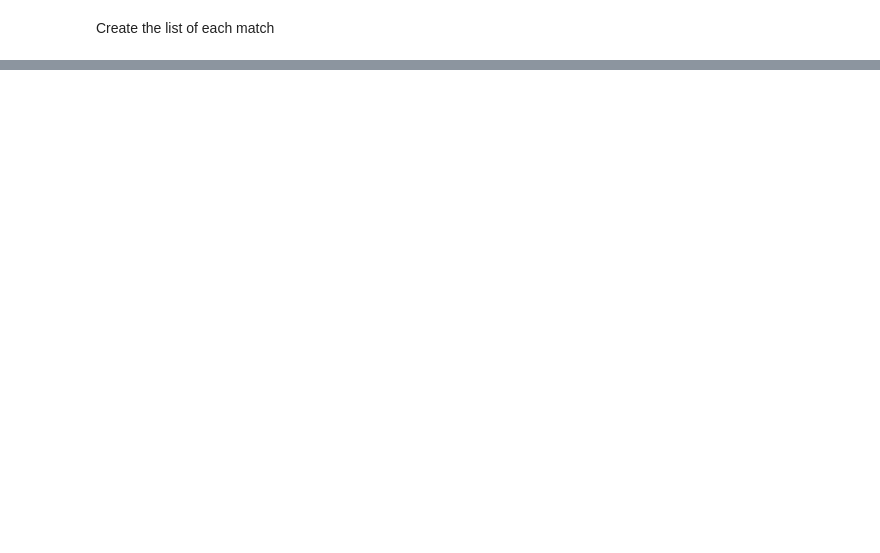
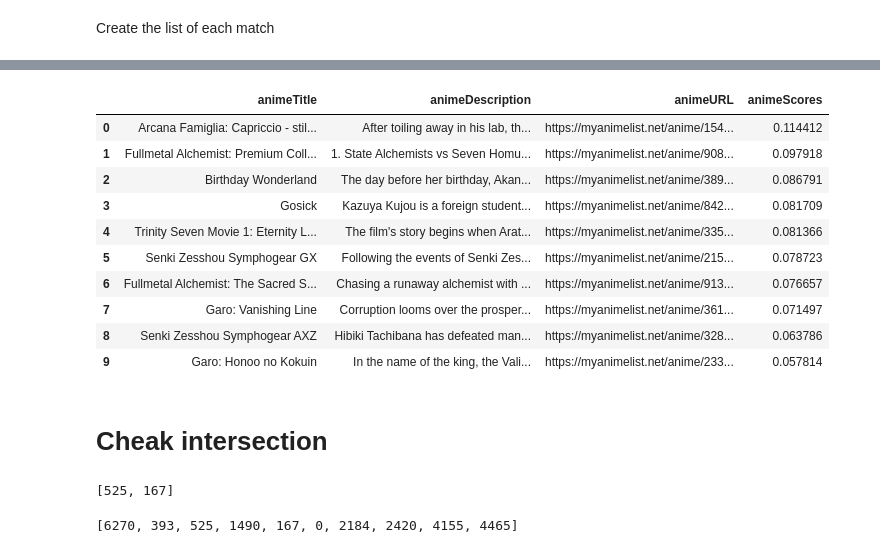
Before and after one commit to giulio-derasmo/Homework-3, a Jupyter notebook: Search_engine_final.ipynb, the cells around one changed output, grey strips where cells are left out. Drawn from its saved outputs; the diff is of its cells as text; code cells hidden in the pictures; blank space fills up the shorter version.

```diff
--- a/Search_engine_final.ipynb
+++ b/Search_engine_final.ipynb
@@ -565,0 +612,12 @@ topk
+# %%
+def increase_pointer(match_list, pointer, minimum, lenMatch, endlist):
+    for i in range(len(pointer)):
+        if  pointer[i] == lenMatch[i]-1:
+            # endlist is a list of 0 and 1
+            # 0 if the list is still running, 1 if finished
+            endlist[i] = 1
+        # increase the pointer if I score the min BUT take care of len
+        target = match_list[i][0]
+        if  target == minimum and pointer[i] < lenMatch[i]-1:
+            pointer[i] += 1
+    return pointer, endlist
@@ -565,0 +651,51 @@ topk
+# %%
+k = 10
+topscore = []
+topk = []
+for i in range(k):
+    topscoretmp, topktmp = heapq.heappop(scores)
+    topscore.append(abs(topscoretmp)), topk.append(topktmp)
+# %%
+ # search the url
+with open("./anime_url.txt", "r", encoding = "utf-8") as f:
+    lines = f.readlines()
+
+# we are searching for the anime and the url
+anime_path = []
+url = []
+
+for idx in topk:
+    # we need the +1 because we start indexing from 1
+    name = "/anime_"+str(idx+1)+".tsv"
+    anime_path.append(name)
+    url.append(lines[idx])
+
+# creating the datafrae for view the result
+animes_df = []
+# folder of the anime_tsv
+folder = r"./tsv_anime/"
+# column I want
+cols = ["animeTitle","animeDescription"]
+for i,anime_tsv in enumerate(anime_path):
+    df = pd.read_csv(folder+anime_tsv, sep = "\t", usecols = cols)
+    # creating new column
+    df["animeURL"] = url[i]
+    df["animeScores"] = topscore[i]
+    animes_df.append(df)
+
+frame = pd.concat(animes_df, ignore_index = True)
+display(frame)
+# %% [output]
+|  | animeTitle | animeDescription | animeURL | animeScores |
+| 0 | Arcana Famiglia: Capriccio - stil... | After toiling away in his lab, th... | https://myanimelist.net/anime/154... | 0.114412 |
+| 1 | Fullmetal Alchemist: Premium Coll... | 1. State Alchemists vs Seven Homu... | https://myanimelist.net/anime/908... | 0.097918 |
+| 2 | Birthday Wonderland | The day before her birthday, Akan... | https://myanimelist.net/anime/389... | 0.086791 |
+| 3 | Gosick | Kazuya Kujou is a foreign student... | https://myanimelist.net/anime/842... | 0.081709 |
+| 4 | Trinity Seven Movie 1: Eternity L... | The film's story begins when Arat... | https://myanimelist.net/anime/335... | 0.081366 |
+| 5 | Senki Zesshou Symphogear GX | Following the events of Senki Zes... | https://myanimelist.net/anime/215... | 0.078723 |
+| 6 | Fullmetal Alchemist: The Sacred S... | Chasing a runaway alchemist with ... | https://myanimelist.net/anime/913... | 0.076657 |
+| 7 | Garo: Vanishing Line | Corruption looms over the prosper... | https://myanimelist.net/anime/361... | 0.071497 |
+| 8 | Senki Zesshou Symphogear AXZ | Hibiki Tachibana has defeated man... | https://myanimelist.net/anime/328... | 0.063786 |
+| 9 | Garo: Honoo no Kokuin | In the name of the king, the Vali... | https://myanimelist.net/anime/233... | 0.057814 |
+# %% [markdown]
+# Cheak intersection
@@ -565,0 +711,8 @@ topk
+# %%
+indexxx
+# %% [output]
+[525, 167]
+# %%
+topk
+# %% [output]
+[6270, 393, 525, 1490, 167, 0, 2184, 2420, 4155, 4465]
```
Also changed, not shown: parts of 72 cells of this notebook.
